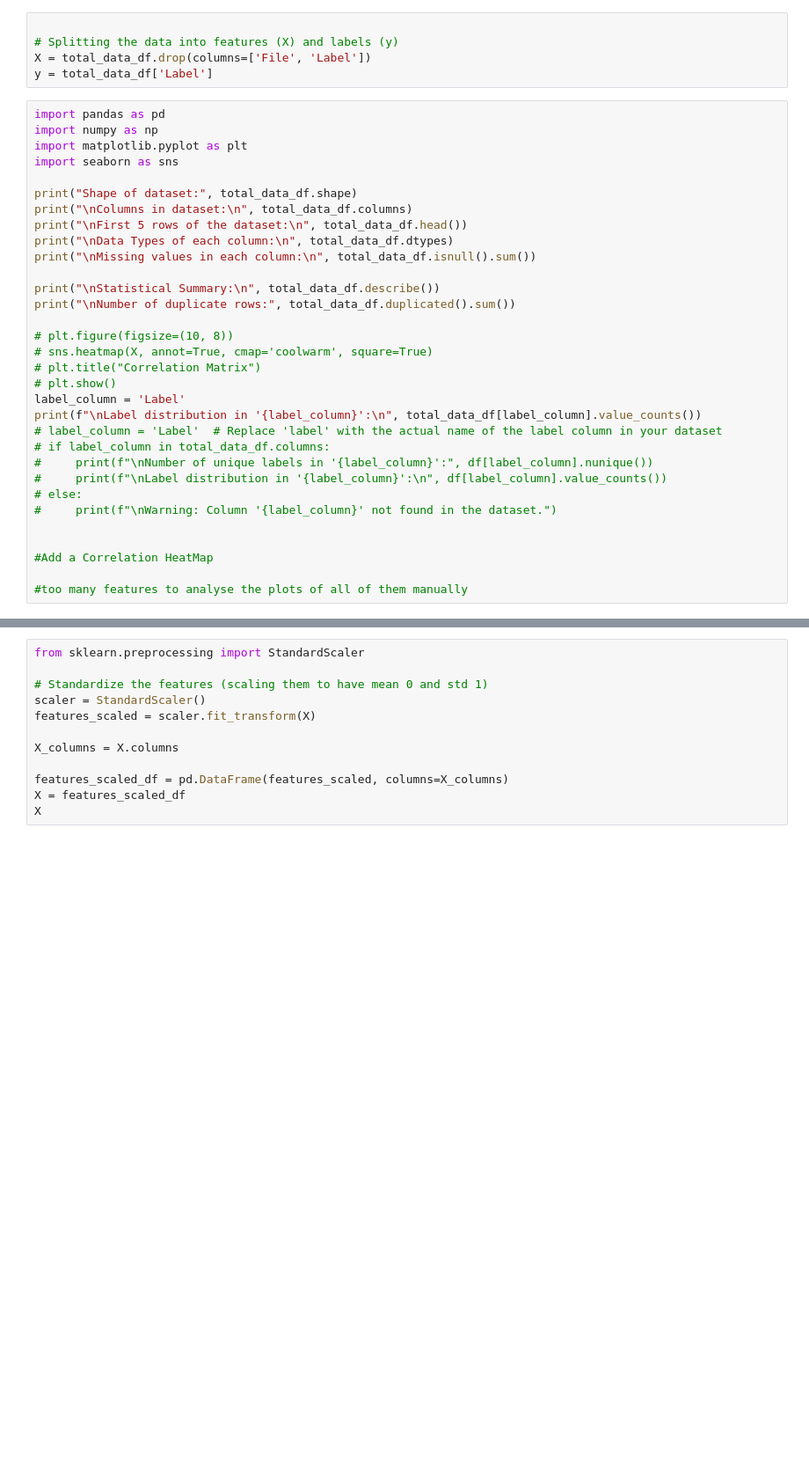
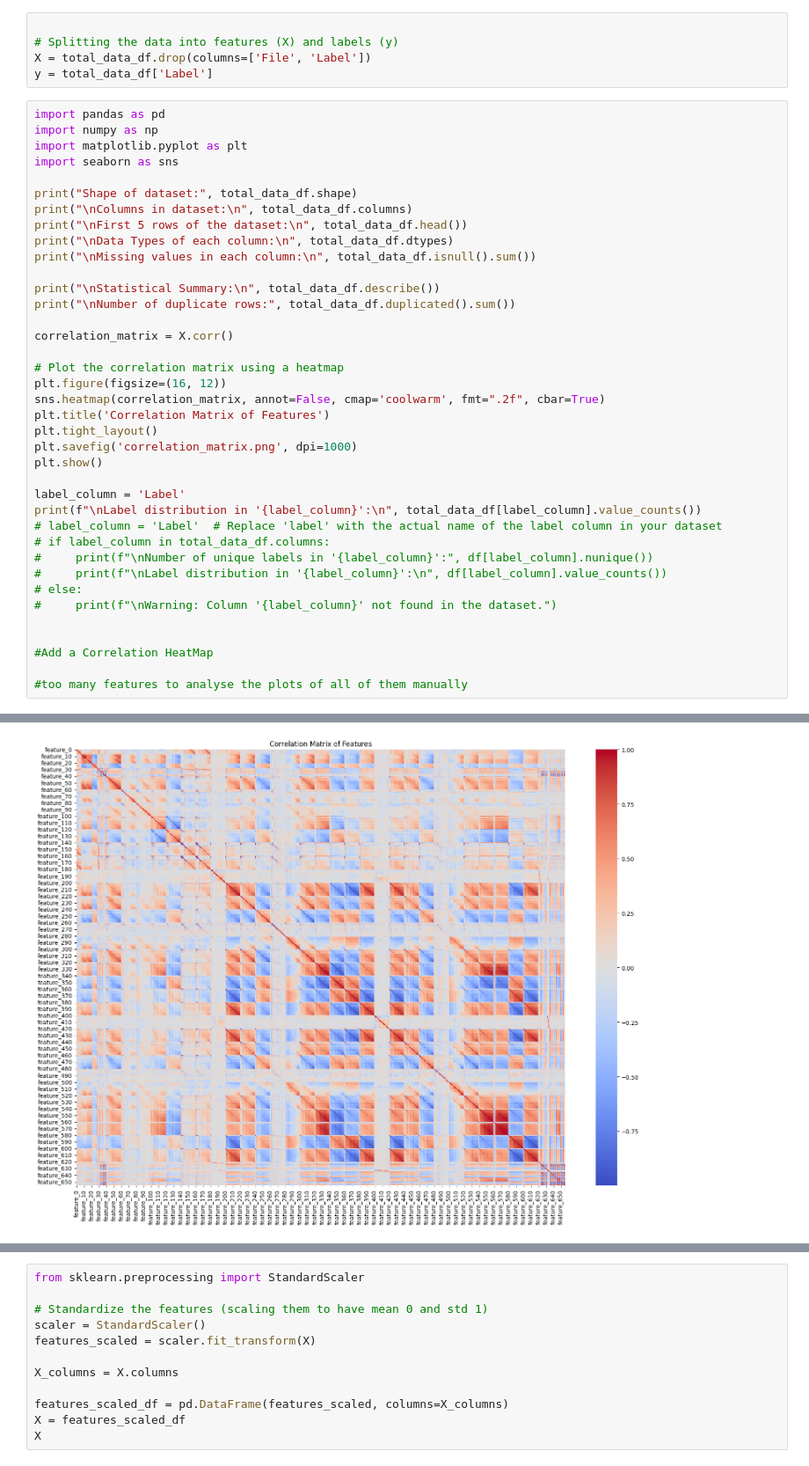
Before and after one commit to Nirraaav/DS203-Project, a Jupyter notebook: Saha_Classification_Model.ipynb, the cells around one changed output, grey strips where cells are left out. Shown at 88% size. Cells and saved outputs as stored; diff of their text form; blank space fills up the shorter version.

Commit message:
added images

```diff
--- a/Saha_Classification_Model.ipynb
+++ b/Saha_Classification_Model.ipynb
@@ -255,10 +255,16 @@ print("\nMissing values in each column:\n", total_data_df.isnull().sum())
 print("\nStatistical Summary:\n", total_data_df.describe())
 print("\nNumber of duplicate rows:", total_data_df.duplicated().sum())
 
-# plt.figure(figsize=(10, 8))
-# sns.heatmap(X, annot=True, cmap='coolwarm', square=True)
-# plt.title("Correlation Matrix")
-# plt.show()
+correlation_matrix = X.corr()
+
+# Plot the correlation matrix using a heatmap
+plt.figure(figsize=(16, 12))
+sns.heatmap(correlation_matrix, annot=False, cmap='coolwarm', fmt=".2f", cbar=True)
+plt.title('Correlation Matrix of Features')
+plt.tight_layout()
+plt.savefig('correlation_matrix.png', dpi=1000)
+plt.show()
+
 label_column = 'Label'
 print(f"\nLabel distribution in '{label_column}':\n", total_data_df[label_column].value_counts())
 # label_column = 'Label'  # Replace 'label' with the actual name of the label column in your dataset
@@ -292,0 +299 @@ Name: count, dtype: int64
+[figure, added]
```
Also changed, not shown: parts of 1 cell of this notebook, 17 other files.
